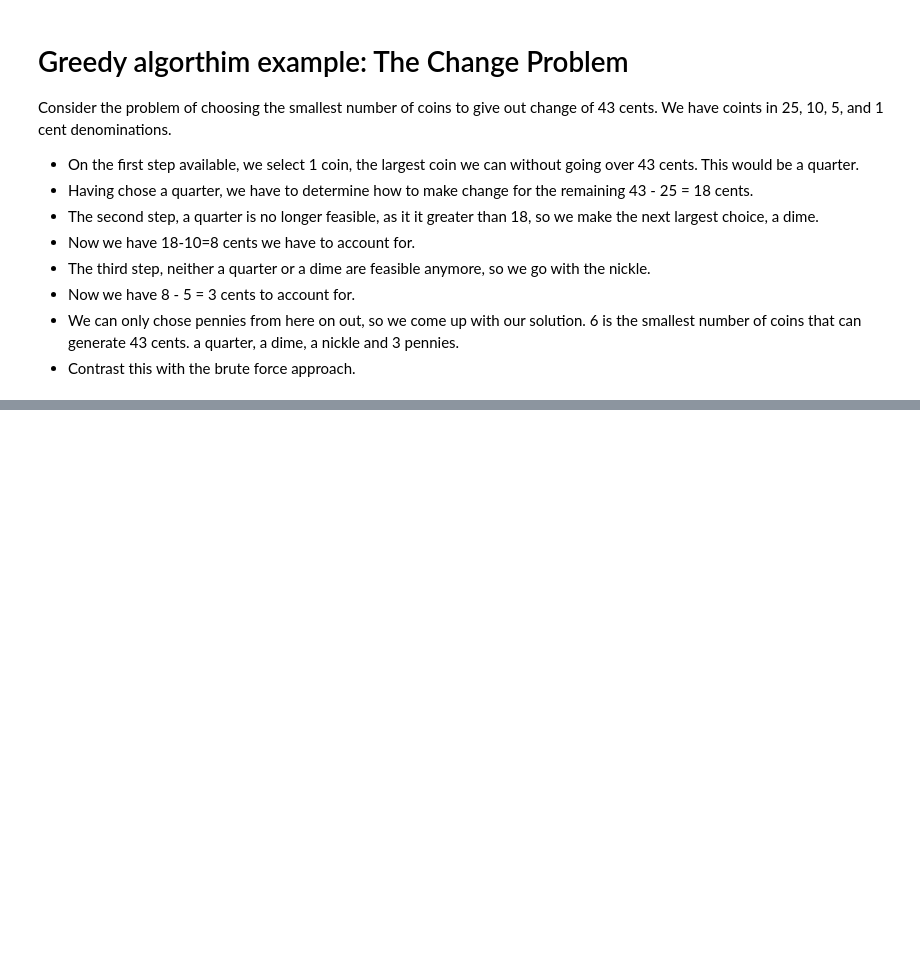
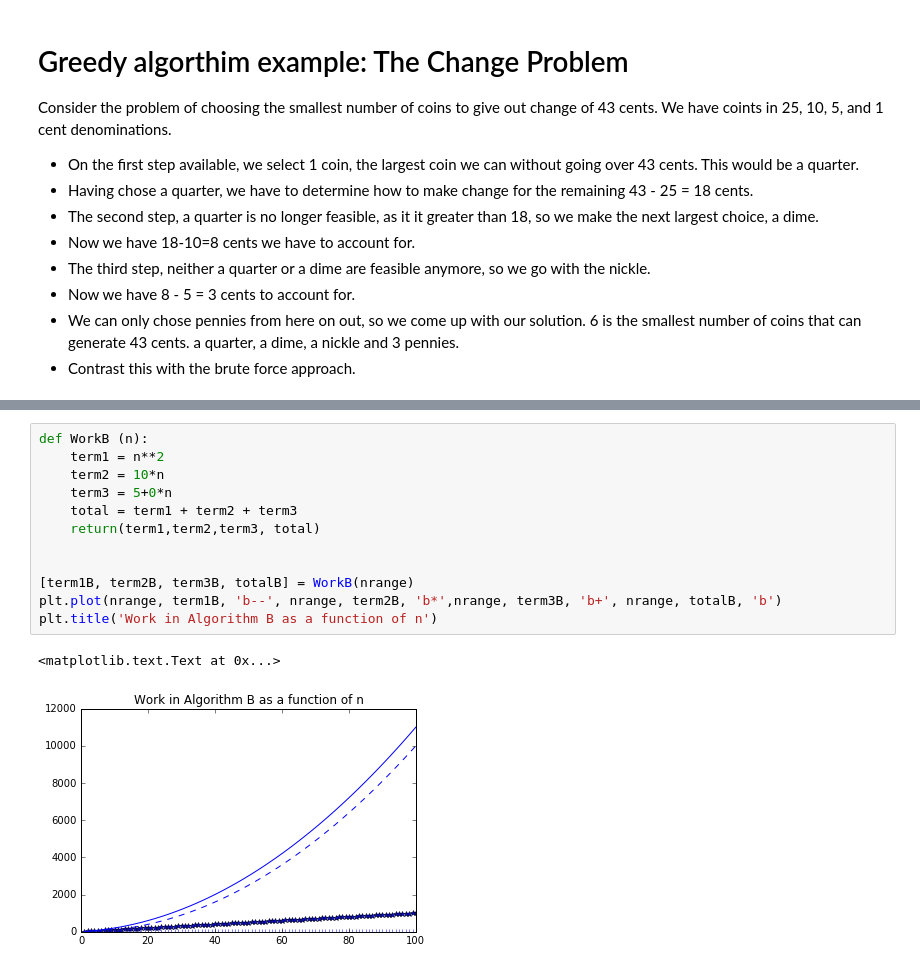
Before and after one commit to rjl09c/ISC4221, a Jupyter notebook: Lecture2.ipynb, the cells around one changed output, grey strips where cells are left out. Cells and saved outputs as stored; diff of their text form; blank space fills up the shorter version.

```diff
--- a/Lecture2.ipynb
+++ b/Lecture2.ipynb
@@ -247,0 +361,15 @@ Given two distinct algorithms that solve the same problem, then how can we deter
+# %%
+def WorkB (n):
+    term1 = n**2
+    term2 = 10*n
+    term3 = 5+0*n
+    total = term1 + term2 + term3
+    return(term1,term2,term3, total)
+
+
+[term1B, term2B, term3B, totalB] = WorkB(nrange)
+plt.plot(nrange, term1B, 'b--', nrange, term2B, 'b*',nrange, term3B, 'b+', nrange, totalB, 'b')
+plt.title('Work in Algorithm B as a function of n')
+# %% [output]
+<matplotlib.text.Text at 0x...>
+[figure, added]
```
Also changed, not shown: parts of 21 cells of this notebook.
